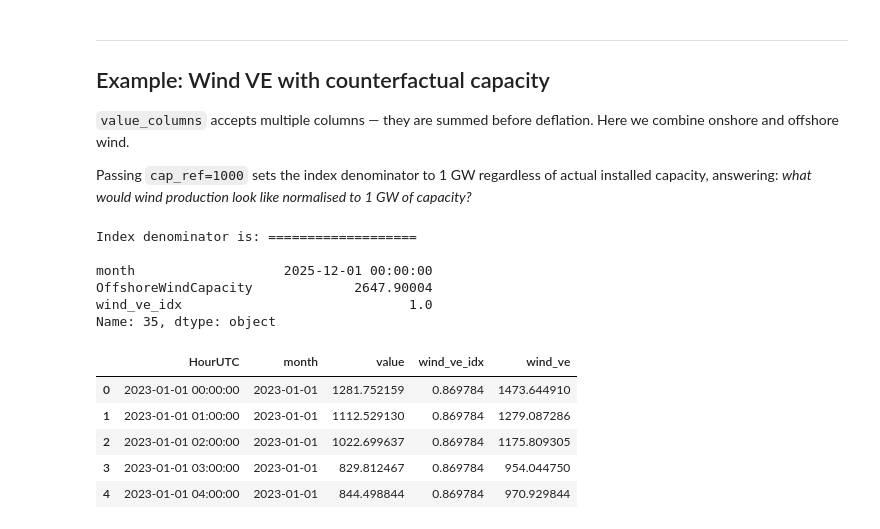
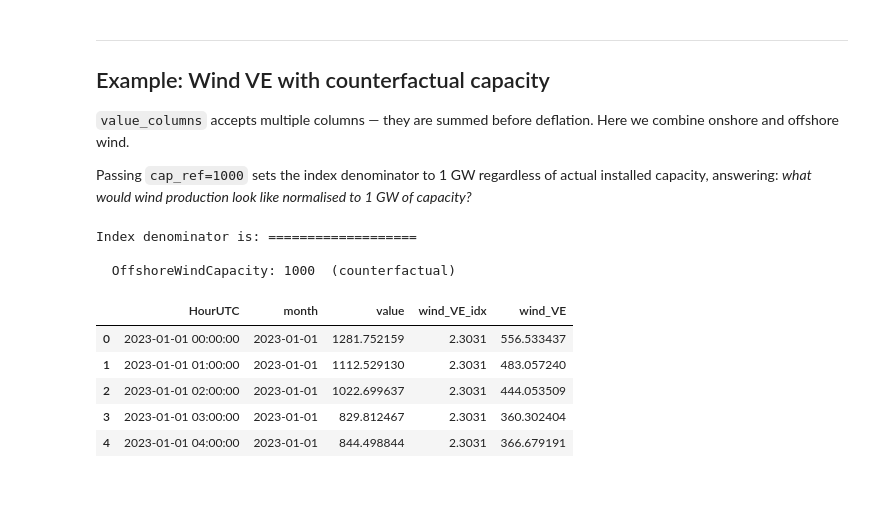
Before and after one commit to cfn368/ET-eds-api, a Jupyter notebook: using_fetcher_ve.ipynb, the cells around one changed output. Saved outputs shown, nothing was run; the diff lists cells and outputs as text; code cells hidden in the pictures; blank space fills up the shorter version.

```diff
--- a/using_fetcher_ve.ipynb
+++ b/using_fetcher_ve.ipynb
@@ -167,25 +164,22 @@ plt.show()
 Passing `cap_ref=1000` sets the index denominator to 1 GW regardless of actual installed capacity, answering: *what would wind production look like normalised to 1 GW of capacity?*
 # %%
 wind_ve = VE(
-    value_columns = ["OnshoreWindMWh", "OffshoreWindMWh"],
-    cap_column    = ["WindPowerCapacity"],
+    value_columns = ["OffshoreWindLt100MW_MWh", "OffshoreWindGe100MW_MWh"],
+    cap_column    = ["OffshoreWindCapacity"],
     col_name      = "wind_VE",
     start         = 2023,
     end           = 2026,
     cap_ref       = 1_000,   # normalise to 1 GW
 )
 
 wind_ve.head()
 # %% [output]
 Index denominator is: ===================
 
-month                   2025-12-01 00:00:00
-OffshoreWindCapacity             2647.90004
-wind_ve_idx                             1.0
-Name: 35, dtype: object
+  OffshoreWindCapacity: 1000  (counterfactual)
-|  | HourUTC | month | value | wind_ve_idx | wind_ve |
-| 0 | 2023-01-01 00:00:00 | 2023-01-01 | 1281.752159 | 0.869784 | 1473.644910 |
-| 1 | 2023-01-01 01:00:00 | 2023-01-01 | 1112.529130 | 0.869784 | 1279.087286 |
-| 2 | 2023-01-01 02:00:00 | 2023-01-01 | 1022.699637 | 0.869784 | 1175.809305 |
-| 3 | 2023-01-01 03:00:00 | 2023-01-01 | 829.812467 | 0.869784 | 954.044750 |
-| 4 | 2023-01-01 04:00:00 | 2023-01-01 | 844.498844 | 0.869784 | 970.929844 |
+|  | HourUTC | month | value | wind_VE_idx | wind_VE |
+| 0 | 2023-01-01 00:00:00 | 2023-01-01 | 1281.752159 | 2.3031 | 556.533437 |
+| 1 | 2023-01-01 01:00:00 | 2023-01-01 | 1112.529130 | 2.3031 | 483.057240 |
+| 2 | 2023-01-01 02:00:00 | 2023-01-01 | 1022.699637 | 2.3031 | 444.053509 |
+| 3 | 2023-01-01 03:00:00 | 2023-01-01 | 829.812467 | 2.3031 | 360.302404 |
+| 4 | 2023-01-01 04:00:00 | 2023-01-01 | 844.498844 | 2.3031 | 366.679191 |
```
Also changed, not shown: parts of 1 cell of this notebook, 4 other files.
